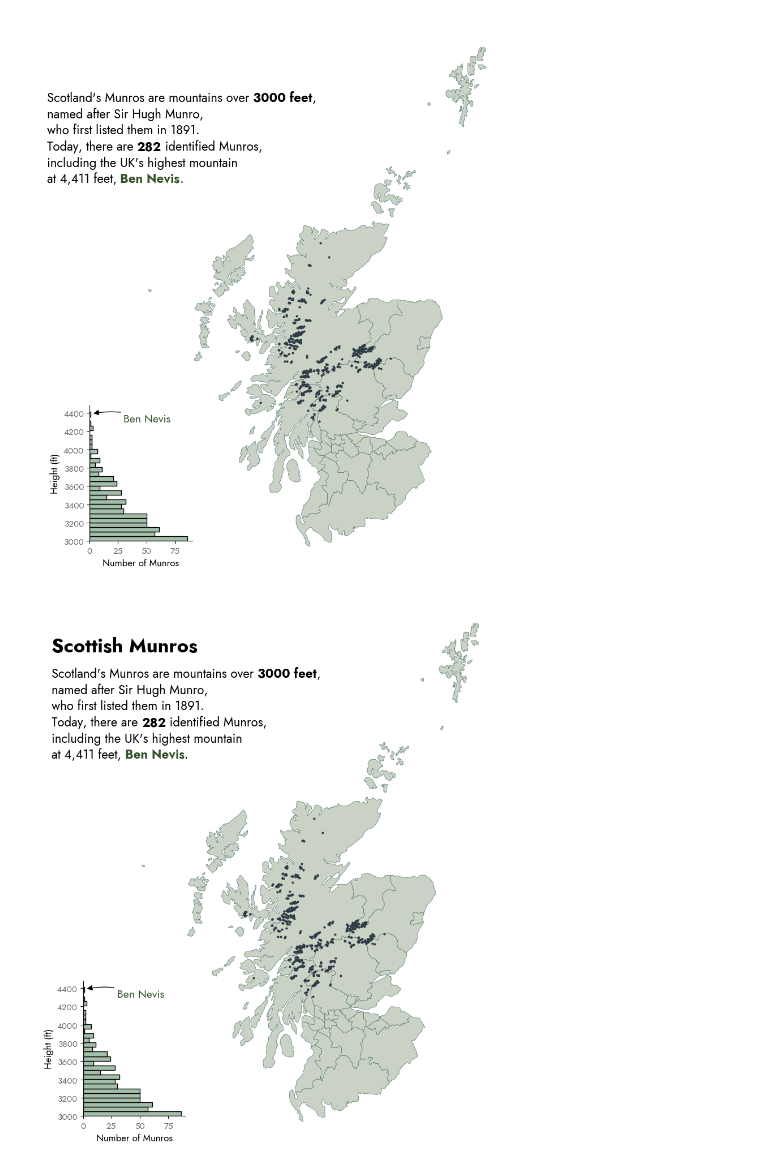
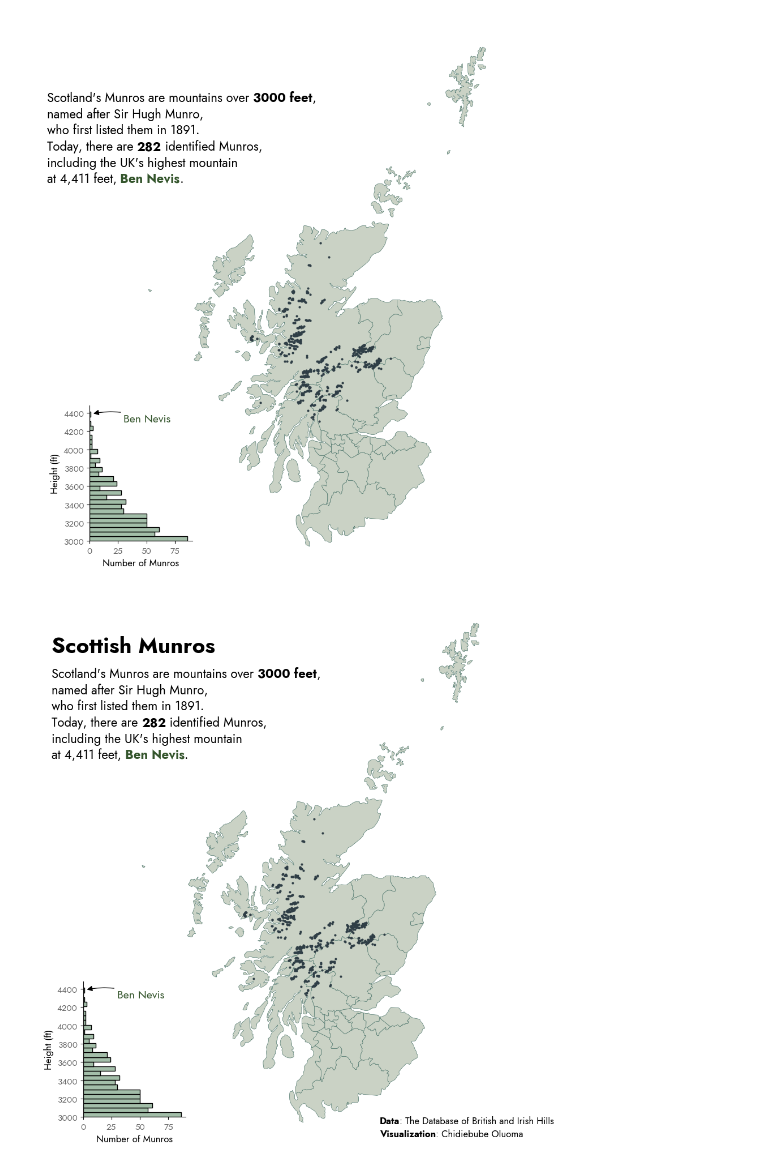
Before and after one commit to Peplinn/visualizations, a Jupyter notebook: tidytuesday/scottish-munros/playground.ipynb, the cells around one changed output. Drawn from its saved outputs; the diff is of its cells as text; code cells hidden in the pictures.

Commit message:
Added Plot Credits

```diff
--- a/tidytuesday/scottish-munros/playground.ipynb
+++ b/tidytuesday/scottish-munros/playground.ipynb
@@ -678,33 +678,52 @@ named after Sir Hugh Munro,
 who first listed them in 1891.
 Today, there are <282> identified Munros,
 including the UK's highest mountain
 at 4,411 feet, <Ben Nevis>.
 """
 
+# credit
+credit_text = """
+<Data>: The Database of British and Irish Hills
+<Visualization>: Chidiebube Oluoma
+"""
+
 fig_text(
     0.07, 0.78, plot_description,
     ha='left', va='center',
     fontsize=16,
     color='black',
     fontproperties = jost_font,
     highlight_textprops=[
         # {"fontproperties": jost_font_bold},
         {"fontproperties": jost_font_bold},
         {"fontproperties": jost_font_bold},
         {"fontproperties": jost_font_bold, "color": '#34552C'},
     ]
 )
 
 fig_text(
     0.07, 0.9, plot_title,
     ha='left', va='center',
-    fontsize=25,
+    fontsize=28,
     color='black',
     fontproperties = jost_font_bold,
 )
 
+fig_text(
+    0.65, 0.05,
+    credit_text,
+    ha='left', va='center',
+    fontsize=12,
+    color='black',
+    fontproperties = jost_font,
+    highlight_textprops=[
+        {"fontproperties": jost_font_bold},
+        {"fontproperties": jost_font_bold},
+    ]
+)
+
 plt.tight_layout()
-plt.savefig("scottish_munros1.png")
+plt.savefig("scottish_munros.png")
 plt.show()
 # %% [output]
-[figure, old version]
+[figure, new version]
```
Also changed, not shown: parts of 1 cell of this notebook, 3 other files.
